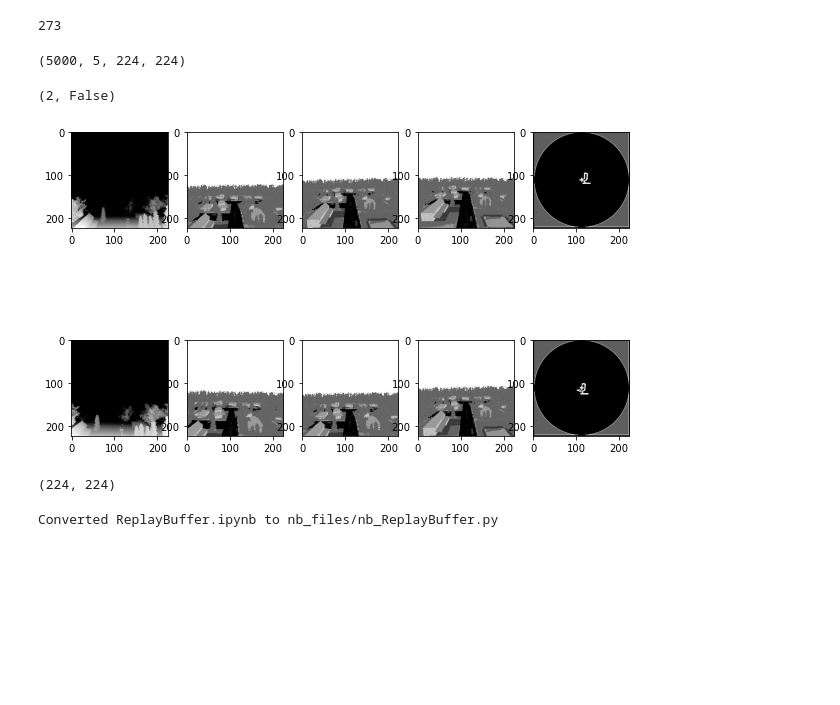
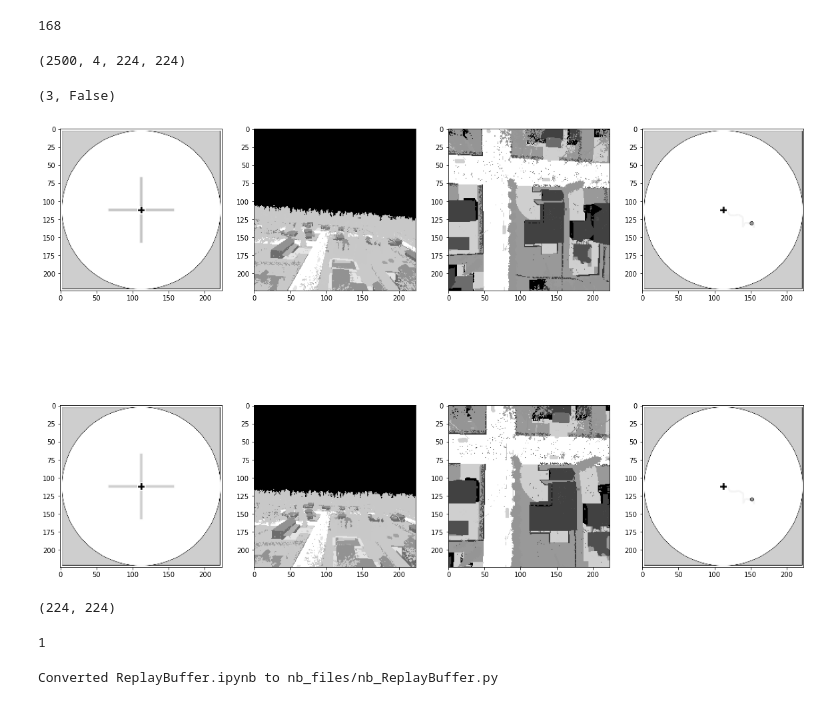
Before and after one commit to SBrewer15/AirSim-UAV-Reinforcement-Learning, a Jupyter notebook: ReplayBuffer.ipynb, the cells around one changed output. Cells and saved outputs as stored; diff of their text form; code cells hidden in the pictures; blank space fills up the shorter version.

```diff
--- a/ReplayBuffer.ipynb
+++ b/ReplayBuffer.ipynb
@@ -19,7 +19,7 @@ class ReplayBuffer(object):
 
         self.action_memory = np.zeros(self.memory_size, dtype=np.int64)
         self.reward_memory = np.zeros(self.memory_size, dtype=np.float32)
-        self.terminal_memory = np.zeros(self.memory_size, dtype=np.bool)
+        self.terminal_memory = np.zeros(self.memory_size, dtype=bool)
 
     def store_transition(self, state, action, reward, state_next, done):
         index = self.memory_counter % self.memory_size
@@ -59,4 +59,4 @@ class ReplayBuffer(object):
         self.memory_counter = np.load(f'data/{filename}_memory_counter.npy')[0]
 # %%
 sz=(224,224)
-memory = ReplayBuffer(max_size=5000, input_shape=((5,)+sz), n_actions=7, algo='TestData', env_name='ReplayBuffer')
+memory = ReplayBuffer(max_size=200, input_shape=((5,)+sz), n_actions=7, algo='TestData', env_name='ReplayBuffer')
@@ -105,5 +103,5 @@ memory.sample_buffer(32)
 # %%
 #memory.save_memory_buffer()
 # %%
-memory.load_memory_buffer('Neighborhood_900s_DDQNAgent_2022-03-20')
+memory.load_memory_buffer('Neighborhood_600s_DDQNAgent_2022-03-21')
 # %%
@@ -113,36 +111,36 @@ memory.memory_counter, memory.name
 # %%
 memory.memory_counter
 # %% [output]
-273
+168
 # %%
 memory.state_memory.shape
 # %% [output]
-(5000, 5, 224, 224)
+(2500, 4, 224, 224)
 # %%
 states, actions, rewards, states_next, terminal=memory.sample_buffer(32)
 # %%
-i=0
+i=31
 state=states[i]
 next_state = states_next[i]
 actions[i], terminal[i]
 # %% [output]
-(2, False)
+(3, False)
 # %%
 import matplotlib
 import matplotlib.pyplot as plt
 import matplotlib.patches as patches
 %matplotlib inline
 # %%
-n_col=5
-fig, ax = plt.subplots(2, n_col, figsize=(10,7))
+n_col=4
+fig, ax = plt.subplots(2, n_col, figsize=(20,14))
 for c in range(n_col):
-    ax[0,c].imshow(state[c]*0.5+0.5, cmap='Greys')
-    ax[1,c].imshow(next_state[c]*0.5+0.5, cmap='Greys')
+    ax[0,c].imshow(state[c]*0.5+0.5, cmap='Greys_r')
+    ax[1,c].imshow(next_state[c]*0.5+0.5, cmap='Greys_r')
 
 
 plt.show()
 # %% [output]
-[figure, old version]
+[figure, new version]
 # %%
 state[0].shape
 # %% [output]
@@ -153,3 +148,8 @@ state[0].shape
+# %%
+dist=3
+if dist<5: print(1)
+# %% [output]
+1
 # %%
 !python notebook2script.py ReplayBuffer.ipynb
 # %% [output]
```
Also changed, not shown: parts of 7 cells of this notebook, 2 other files.
